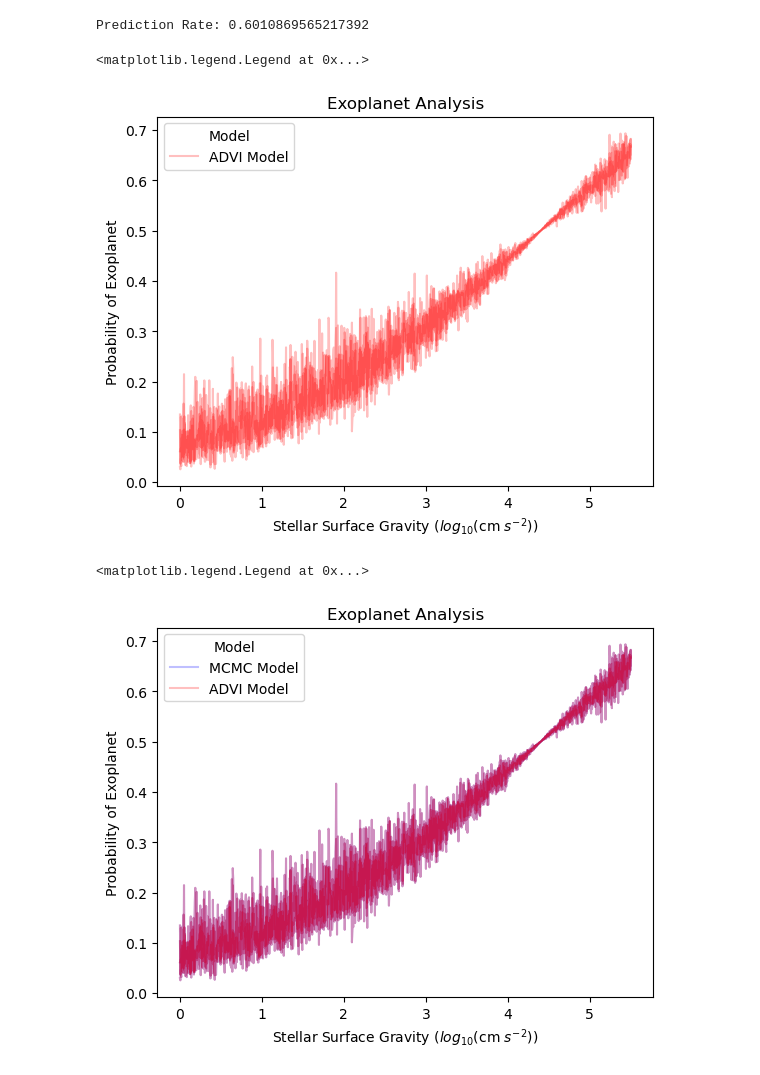
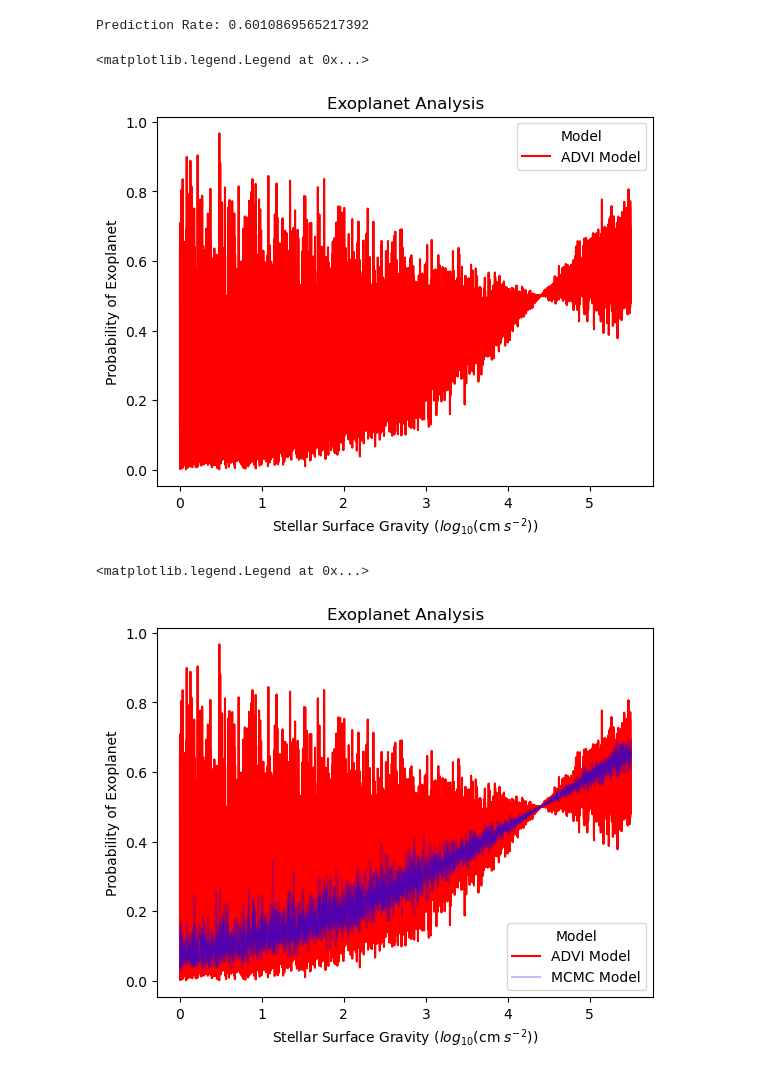
Before and after one commit to Haigro/Exoplanet-Classification, a Jupyter notebook: Project.ipynb, the cells around one changed output. Drawn from its saved outputs; the diff is of its cells as text; code cells hidden in the pictures.

Commit message:
Fixed Model Variation graphs

```diff
--- a/Project.ipynb
+++ b/Project.ipynb
@@ -347,4 +347,7 @@ Prediction Rate: 0.6010869565217392
 # %%
+with logistic_model:
+    pm.set_data({"pred": X_train})
+
 # Plot of the model
 # models = ['main','simple']
 colors = ['blue', 'green']
@@ -509,25 +512,27 @@ print("Prediction Rate: " + str(sum(rate)/len(rate)))
 # %% [output]
 Prediction Rate: 0.6010869565217392
 # %%
+with logistic_model:
+    pm.set_data({"pred": predictors_out_of_sample})
+
 # Plot of the model
 
 # models = ['main','simple']
 colors = ['blue', 'green']
-shape = binout.posterior['α'].shape
-shape2 = binout2.posterior['α'].shape
+shape = advi_pp_trace.posterior['α'].shape
 x = np.linspace(-10, 2.5, shape[1])
 x = np.array(x)
 z = np.broadcast_to(x, shape)
 Age = np.linspace(0,5.5, shape[1])
 
-main_post2 = 1/(1 + np.exp(-binout2.posterior['β'][:,:,2]*z))
+main_post2 = 1/(1 + np.exp(-advi_pp_trace.posterior['β'][:,:,2]*z))
 out =[]
-for i in range(4):
+for i in range(1):
     out.append(main_post2[i,:])
     if i == 0:
-        plt.plot(Age,out[i], color = 'red', label = 'ADVI Model', alpha = .25)
+        plt.plot(Age,out[i], color = 'red', label = 'ADVI Model')
     else:
-        plt.plot(Age,out[i], color = 'red',alpha = .25)
+        plt.plot(Age,out[i], color = 'red',)
 
 plt.title("Exoplanet Analysis")
 plt.xlabel("Stellar Surface Gravity ($log_{10}$(cm $s^{-2}$))")
@@ -535,40 +540,44 @@ plt.ylabel("Probability of Exoplanet")#, title="Binomial regression")
 plt.legend(title ="Model")
 # %% [output]
 <matplotlib.legend.Legend at 0x...>
-[figure, old version]
+[figure, new version]
 # %%
 # Combined plot of the models
 # models = ['main','simple']
 colors = ['blue', 'green']
 shape = binout.posterior['α'].shape
-shape2 = binout2.posterior['α'].shape
+shape2 = advi_pp_trace.posterior['α'].shape
 x = np.linspace(-10, 2.5, shape[1])
 x = np.array(x)
+x2 = np.linspace(-10, 2.5, shape2[1])
+x2 = np.array(x2)
 z = np.broadcast_to(x, shape)
+z2 = np.broadcast_to(x2, shape2)
 Age = np.linspace(0,5.5, shape[1])
+Age2 = np.linspace(0,5.5, shape2[1])
+
+main_post2 = 1/(1 + np.exp(-advi_pp_trace.posterior['β'][:,:,2]*z2))
+out =[]
+for i in range(1):
+    out.append(main_post2[i,:])
+    if i == 0:
+        plt.plot(Age2,out[i], color = 'red', label = 'ADVI Model')
+    else:
+        plt.plot(Age2,out[i], color = 'red')
 
 main_post = 1/(1 + np.exp(-binout.posterior['β'][:,:,2]*z))
 out =[]
 for i in range(4):
     out.append(main_post[i,:])
     if i == 0:
         plt.plot(Age,out[i], color = 'blue', label = 'MCMC Model', alpha = .25)
     else:
         plt.plot(Age,out[i], color = 'blue',alpha = .25)
 
-main_post2 = 1/(1 + np.exp(-binout2.posterior['β'][:,:,2]*z))
-out =[]
-for i in range(4):
-    out.append(main_post2[i,:])
-    if i == 0:
-        plt.plot(Age,out[i], color = 'red', label = 'ADVI Model', alpha = .25)
-    else:
-        plt.plot(Age,out[i], color = 'red',alpha = .25)
-
 plt.title("Exoplanet Analysis")
 plt.xlabel("Stellar Surface Gravity ($log_{10}$(cm $s^{-2}$))")
 plt.ylabel("Probability of Exoplanet")#, title="Binomial regression")
 plt.legend(title ="Model")
 # %% [output]
 <matplotlib.legend.Legend at 0x...>
-[figure, old version]
+[figure, new version]
```
Also changed, not shown: parts of 10 cells of this notebook.
